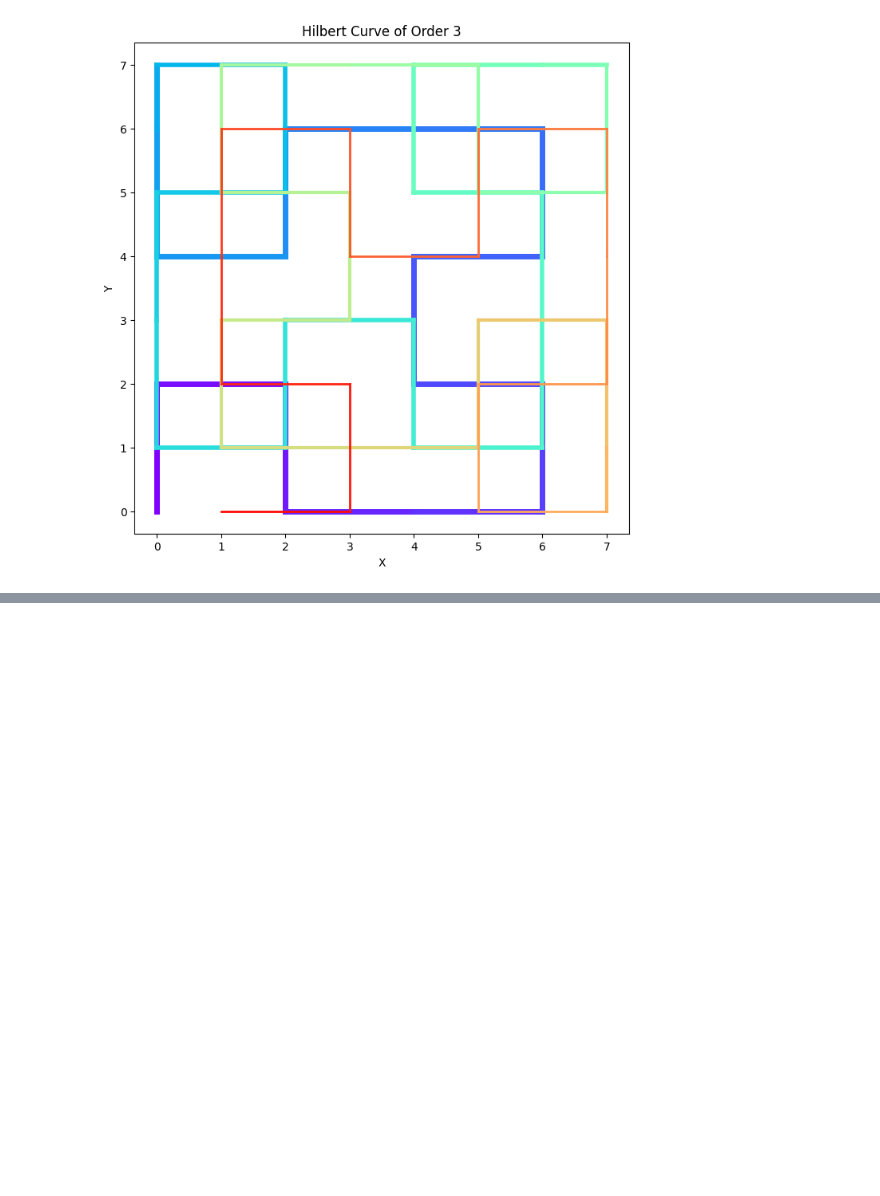
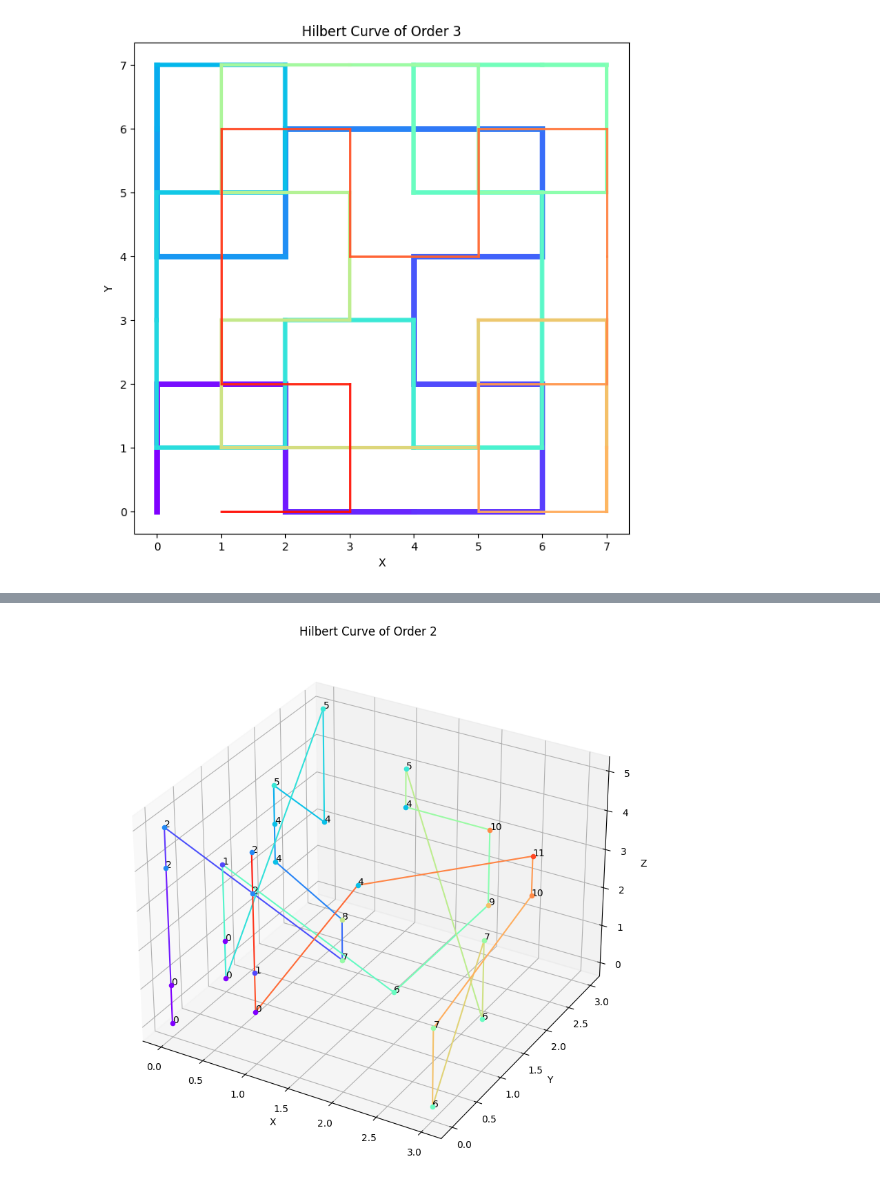
Before and after one commit to Zhgma/LION, a Jupyter notebook: tools/hilbert_curves/plot_hilbert_curve.ipynb, the cells around one changed output, grey strips where cells are left out. Saved outputs shown, nothing was run; the diff lists cells and outputs as text; code cells hidden in the pictures; blank space fills up the shorter version.

```diff
--- a/tools/hilbert_curves/plot_hilbert_curve.ipynb
+++ b/tools/hilbert_curves/plot_hilbert_curve.ipynb
@@ -194,0 +196,85 @@ plot_hilbert_curve_es_3d(3)
+# %%
+def plot_hilbert_curve_es_3d(order, z_dim = 6):
+    """
+    根据指定阶数的Hilbert曲线的pth文件绘制路径并输出图片。
+
+    参数:
+        order (int): 曲线的阶数。
+    """
+    # 加载Hilbert曲线的张量
+    curve_tensor = torch.load(f'../../data/hilbert/hilbert_curve_es_order_{order}.pth').cpu()
+    s = 1<<(order-1)
+    # curve_es = torch.cat([curve_tensor + i*s*s for i in range(4)], dim=0)
+
+    # curve_tensor = rotate90(curve_tensor, order)
+    # 提取坐标
+    coords = np.array([[x, y, z] for x in range(2*s) for y in range(2*s) for z in range(z_dim)])
+    np.random.shuffle(coords)
+
+    coords = coords[:30]
+    feats = np.random.rand(coords.shape[0], 2)
+    coords = torch.tensor(coords)
+    feats = torch.tensor(feats)
+
+    x = coords[:, 0]
+    y = coords[:, 1]
+    z = coords[:, 2]
+
+    flat_coords = y * s  + (x // 2) + (x % 2) * 2 * s * s
+    hil_inds = (curve_tensor[flat_coords] * z_dim + z).long()
+    inds_curt_to_next = torch.argsort(hil_inds)
+    x_coords = x[inds_curt_to_next]
+    y_coords = y[inds_curt_to_next]
+    z_coords = z[inds_curt_to_next]
+
+
+
+    x_down = x_coords // 2
+    y_down = y_coords // 2
+    z_down = z_coords // 2
+
+    scale_yz = (z_dim // 2) * s
+    scale_z = (z_dim // 2)
+
+    merge_coords = x_down * scale_yz + y_down * scale_z + z_down
+    merge_coords = torch.tensor(merge_coords)
+
+    unq_coords, unq_inv, unq_cnt = torch.unique(merge_coords, return_inverse=True, return_counts=True, dim=0)
+
+    print(unq_coords.shape)
+    print(unq_coords)
+    print(unq_inv.shape)
+    print(unq_inv)
+    print(unq_cnt.shape)
+    print(unq_cnt)
+
+    feats_flat = feats[inds_curt_to_next]
+    feats_down = torch.zeros((unq_coords.shape[0], feats_flat.shape[1]*8), dtype=feats_flat.dtype)
+    for i in range(len(unq_coords)):
+        feats_down[i, :feats_flat.shape[1]*unq_cnt[i]] = feats_flat[unq_inv == i].view(-1)
+    feats_down_scatter = torch_scatter.scatter(feats_flat, unq_inv, dim=0, reduce='sum')
+
+    print(feats_down)
+    print(feats_down_scatter)
+
+
+    # 生成颜色映射
+    colors_line = plt.cm.rainbow(np.linspace(0, 1, len(x_coords)))
+    colors_dot = plt.cm.rainbow(np.linspace(0, 1, max(unq_coords)+1))
+
+    # 绘制三维Hilbert曲线
+    fig = plt.figure(figsize=(10, 10))
+    ax = fig.add_subplot(111, projection='3d')
+    for i in range(len(x_coords) - 1):
+        ax.plot(x_coords[i:i+2], y_coords[i:i+2], z_coords[i:i+2], color=colors_line[i])
+    for i in range(len(x_coords)):
+        ax.scatter(x_coords[i], y_coords[i], z_coords[i], color=colors_dot[unq_inv[i]], s=20)
+        ax.text(x_coords[i], y_coords[i], z_coords[i], f'{unq_coords[unq_inv[i]]}', color='black')
+    ax.set_title(f'Hilbert Curve of Order {order}')
+    ax.set_xlabel('X')
+    ax.set_ylabel('Y')
+    ax.set_zlabel('Z')
+    plt.show()
+
+plot_hilbert_curve_es_3d(2)
+# %% [output]
@@ -194,0 +298 @@ plot_hilbert_curve_es_3d(3)
+[figure, added]
```
Also changed, not shown: parts of 3 cells of this notebook, 6 other files.
